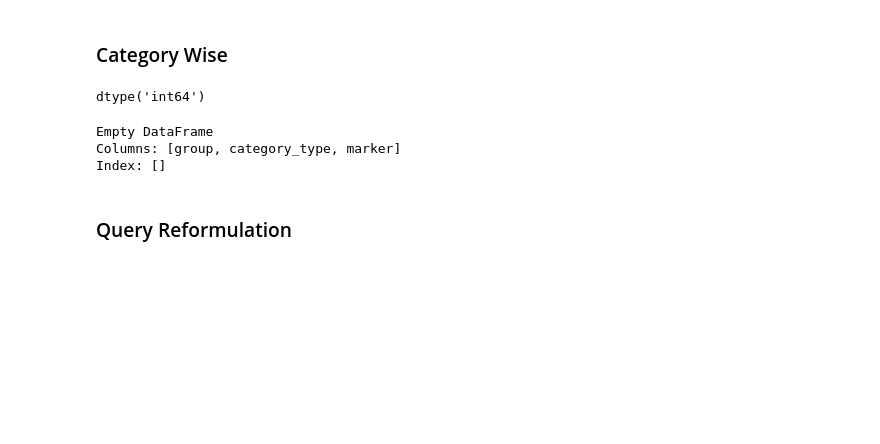
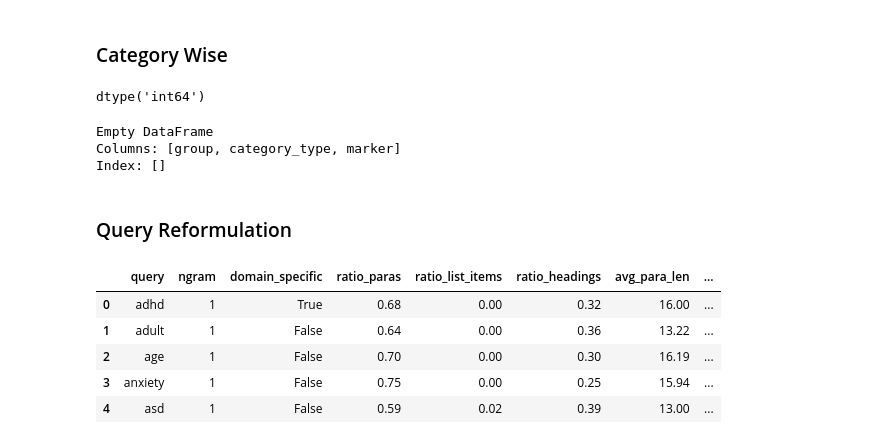
Before and after one commit to HrishitaC/much-ado-about-accessibility, a Jupyter notebook: Code/stats_computation.ipynb, the cells around one changed output. Saved outputs shown, nothing was run; the diff lists cells and outputs as text; code cells hidden in the pictures; blank space fills up the shorter version.

```diff
--- a/Code/stats_computation.ipynb
+++ b/Code/stats_computation.ipynb
@@ -527,6 +527,46 @@ Columns: [group, category_type, marker]
 Index: []
 # %% [markdown]
 ### Query Reformulation
+# %%
+import pandas as pd
+import re
+
+bing_RR = pd.read_excel("../results/Bing_RR_merged.xlsx")
+bing_RR["Query Type"] = ["Original Query"]*len(bing_RR)
+bing_snip = pd.read_excel("../results/Bing_SERP_merged.xlsx")
+bing_snip["Query Type"] = ["Original Query"]*len(bing_RR)
+google_RR = pd.read_excel("../results/Google_RR_merged.xlsx")
+google_RR["Query Type"] = ["Original Query"]*len(bing_RR)
+google_snip = pd.read_excel("../results/Google_SERP_merged.xlsx")
+google_snip["Query Type"] = ["Original Query"]*len(bing_RR)
+gemini = pd.read_excel("../results/gemini_merged.xlsx")
+gemini["Query Type"] = ["Original Query"]*len(bing_RR)
+gpt = pd.read_excel("../results/ChatGPT_merged.xlsx")
+gpt["Query Type"] = ["Original Query"]*len(bing_RR)
+
+google_reformed_RR = pd.read_excel("../results/Google_QueryReformed_RR_merged.xlsx")
+google_reformed_RR["Query Type"] = ["Reformed Query"]*len(bing_RR)
+google_reformed_snip = pd.read_excel("../results/Google_QueryReformed_SERP_merged.xlsx")
+google_reformed_snip["Query Type"] = ["Reformed Query"]*len(bing_RR)
+bing_reformed_RR = pd.read_excel("../results/Bing_QueryReformed_RR_merged.xlsx")
+bing_reformed_RR["Query Type"] = ["Reformed Query"]*len(bing_RR)
+bing_reformed_snip = pd.read_excel("../results/Bing_QueryReformed_SERP_merged.xlsx")
+bing_reformed_snip["Query Type"] = ["Reformed Query"]*len(bing_RR)
+gemini_reformed = pd.read_excel("../results/Gemini_QueryReformed_merged.xlsx")
+gemini_reformed["Query Type"] = ["Reformed Query"]*len(bing_RR)
+gpt_reformed = pd.read_excel("../results/ChatGPT_QueryReformed_merged.xlsx")
+gpt_reformed["Query Type"] = ["Reformed Query"]*len(bing_RR)
+
+merged_df = pd.concat([google_snip, google_RR, bing_snip, bing_RR, gemini, gpt, google_reformed_snip, google_reformed_RR, bing_reformed_snip, bing_reformed_RR, gemini_reformed, gpt_reformed], ignore_index=True)
+# merged_df["response_group"] = [re.sub(" Reformed", "", response_group_name) for response_group_name in merged_df["response_group"]]
+merged_df.head()
+# %% [output]
+|  | query | ngram | domain_specific | ratio_paras | ratio_list_items | ratio_headings | avg_para_len | ... |
+| 0 | adhd | 1 | True | 0.68 | 0.00 | 0.32 | 16.00 | ... |
+| 1 | adult | 1 | False | 0.64 | 0.00 | 0.36 | 13.22 | ... |
+| 2 | age | 1 | False | 0.70 | 0.00 | 0.30 | 16.19 | ... |
+| 3 | anxiety | 1 | False | 0.75 | 0.00 | 0.25 | 15.94 | ... |
+| 4 | asd | 1 | False | 0.59 | 0.02 | 0.39 | 13.00 | ... |
 # %%
 import pandas as pd
 from scipy.stats import mannwhitneyu, shapiro, ttest_ind
```
Also changed, not shown: parts of 1 cell of this notebook, 7 other files.
